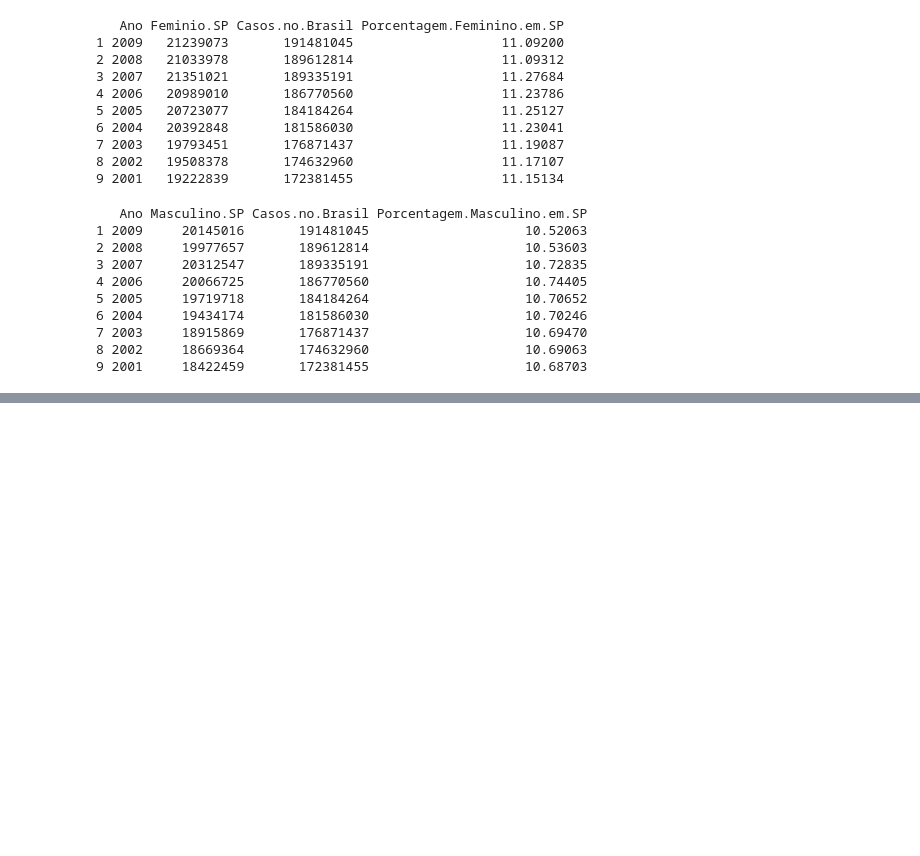
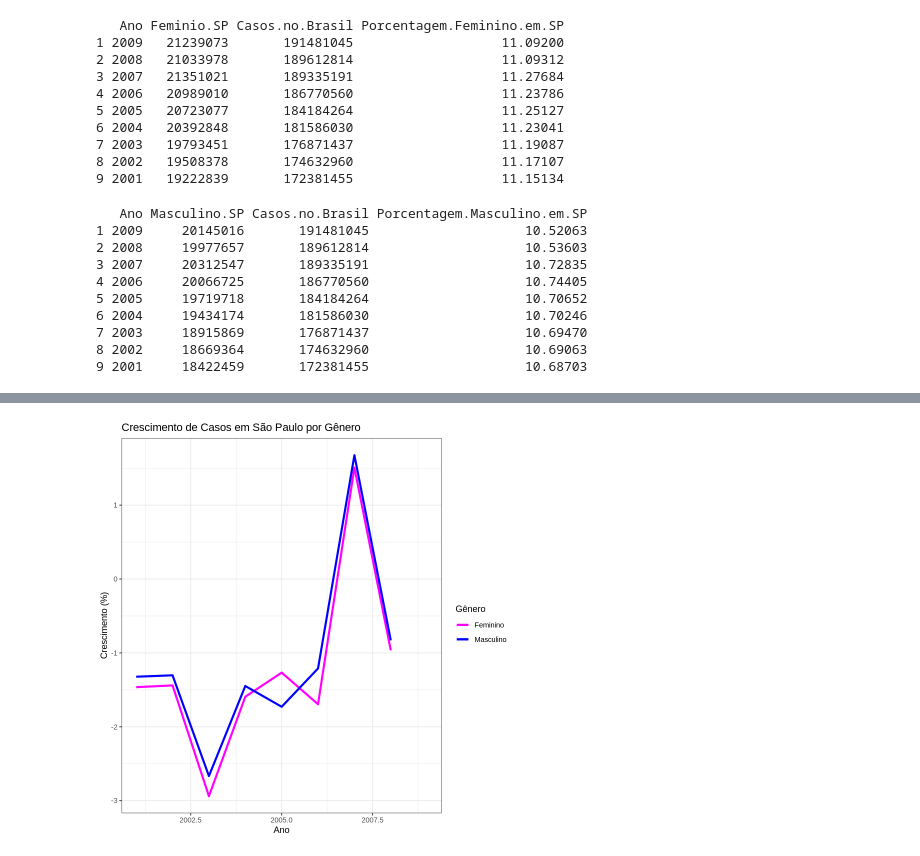
Before and after one commit to Gabrieldiasdeoliveira/Analise-Bayesiana, a Jupyter notebook: Atividade_2.ipynb, the cells around one changed output, grey strips where cells are left out. Drawn from its saved outputs; the diff is of its cells as text; code cells hidden in the pictures; blank space fills up the shorter version.

```diff
--- a/Atividade_2.ipynb
+++ b/Atividade_2.ipynb
@@ -169,0 +178,17 @@ print(tabela)
+# %%
+# criar vetor com casos femininos em cada ano
+casos_femininos <- dados$feminino_sp
+# %%
+# criar tabela com as informações
+tabela_crescimento <- data.frame(Ano = anos,
+                                 Casos_Masculinos = casos_masculinos,
+                                 Casos_Femininos = casos_femininos)
+# %%
+# adicionar coluna com o crescimento percentual entre um ano e outro para homens
+tabela_crescimento$Crescimento_Masculino <- c(NA, diff(tabela_crescimento$Casos_Masculinos)/tabela_crescimento$Casos_Masculinos[-length(tabela_crescimento$Casos_Masculinos)]*100)
+# %%
+# adicionar coluna com o crescimento percentual entre um ano e outro para mulheres
+tabela_crescimento$Crescimento_Feminino <- c(NA, diff(tabela_crescimento$Casos_Femininos)/tabela_crescimento$Casos_Femininos[-length(tabela_crescimento$Casos_Femininos)]*100)
+
+# imprimir tabela
+tabela_crescimento
@@ -169,0 +210,9 @@ print(tabela)
+# %%
+# plotar o gráfico comparando as variáveis Crescimento Masculino e Crescimento Feminino
+ggplot(tabela_crescimento, aes(x = Ano)) +
+  geom_line(aes(y = Crescimento_Feminino, color = "Feminino"), size = 1.2) +
+  geom_line(aes(y = Crescimento_Masculino, color = "Masculino"), size = 1.2) +
+  labs(title = "Crescimento de Casos em São Paulo por Gênero", x = "Ano", y = "Crescimento (%)") +
+  scale_color_manual(name = "Gênero", values = c("Feminino" = "magenta", "Masculino" = "blue")) +
+  theme_bw()
+# %% [output]
@@ -169,0 +223 @@ print(tabela)
+[figure, added]
```
Also changed, not shown: parts of 8 cells of this notebook.
